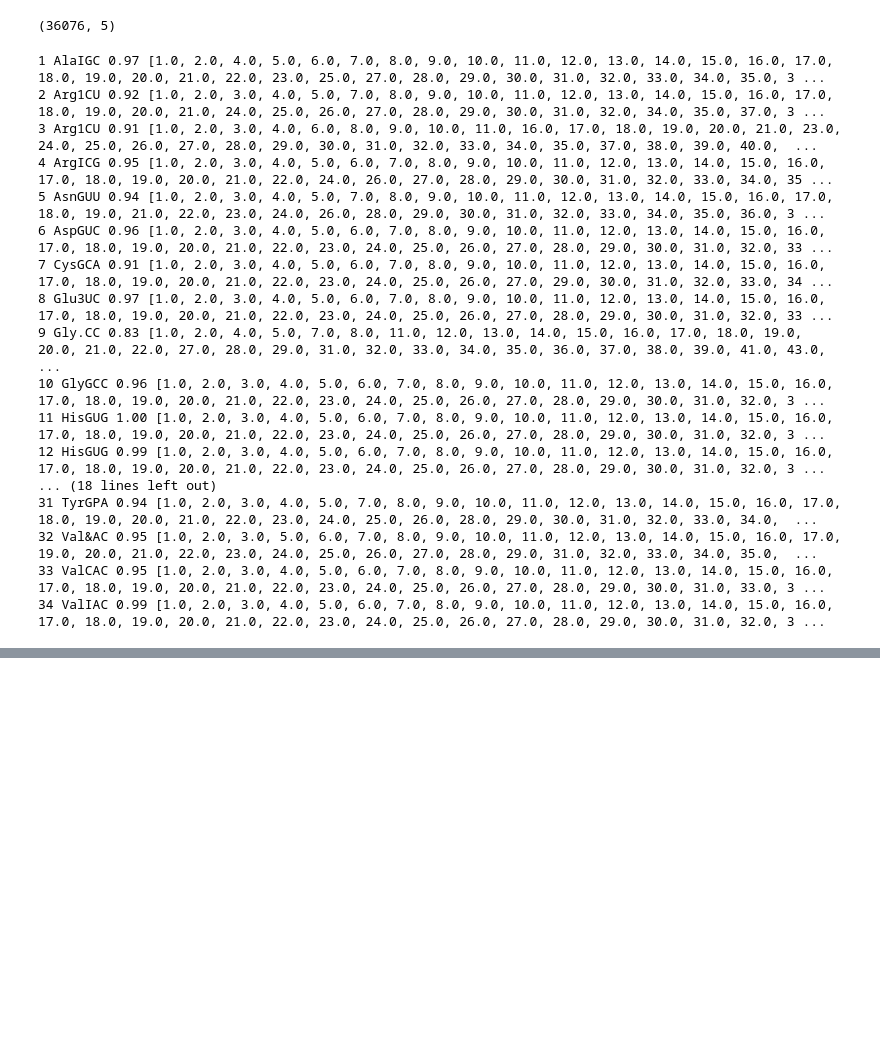
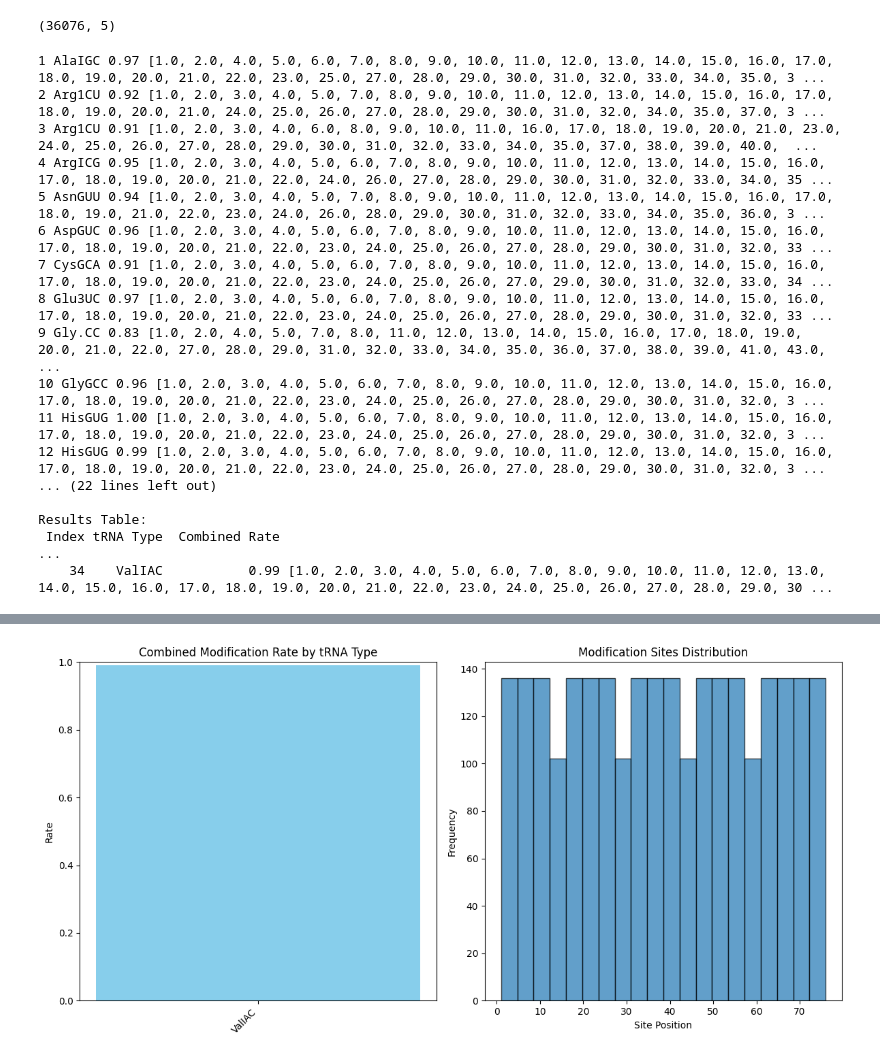
Before and after one commit to yiminchen1999/MLC-Seq, a Jupyter notebook: examples/trna_total_analysis.ipynb, the cells around one changed output, grey strips where cells are left out. Drawn from its saved outputs; the diff is of its cells as text; code cells hidden in the pictures; blank space fills up the shorter version.

```diff
--- a/examples/trna_total_analysis.ipynb
+++ b/examples/trna_total_analysis.ipynb
@@ -297,6 +297,23 @@ for idx, row in df_lib.iterrows():
     ladder_hits_rate = [h/len(data_row) for h in ladder_hits]
     pie_rates = [[1-r, r] for r in ladder_hits_rate]
     print(idx+1, tRNA_type, f"{combined_rate:.2f}", combined_sites)
+    results = []
+    results.append({
+        'Index': idx+1,
+        'tRNA Type': tRNA_type,
+        'Combined Rate': float(f"{combined_rate:.2f}"),
+        'Combined Sites': combined_sites
+    })
+    # Create DataFrame from results
+    df = pd.DataFrame(results)
+
+
+# Create DataFrame from results
+df = pd.DataFrame(results)
+
+# Display table
+print("\nResults Table:")
+print(df.to_string(index=False))
 # %% [output]
 1 AlaIGC 0.97 [1.0, 2.0, 4.0, 5.0, 6.0, 7.0, 8.0, 9.0, 10.0, 11.0, 12.0, 13.0, 14.0, 15.0, 16.0, 17.0, 18.0, 19.0, 20.0, 21.0, 22.0, 23.0, 25.0, 27.0, 28.0, 29.0, 30.0, 31.0, 32.0, 33.0, 34.0, 35.0, 3 ...
 2 Arg1CU 0.92 [1.0, 2.0, 3.0, 4.0, 5.0, 7.0, 8.0, 9.0, 10.0, 11.0, 12.0, 13.0, 14.0, 15.0, 16.0, 17.0, 18.0, 19.0, 20.0, 21.0, 24.0, 25.0, 26.0, 27.0, 28.0, 29.0, 30.0, 31.0, 32.0, 34.0, 35.0, 37.0, 3 ...
@@ -310,8 +327,60 @@ for idx, row in df_lib.iterrows():
 10 GlyGCC 0.96 [1.0, 2.0, 3.0, 4.0, 5.0, 6.0, 7.0, 8.0, 9.0, 10.0, 11.0, 12.0, 13.0, 14.0, 15.0, 16.0, 17.0, 18.0, 19.0, 20.0, 21.0, 22.0, 23.0, 24.0, 25.0, 26.0, 27.0, 28.0, 29.0, 30.0, 31.0, 32.0, 3 ...
 11 HisGUG 1.00 [1.0, 2.0, 3.0, 4.0, 5.0, 6.0, 7.0, 8.0, 9.0, 10.0, 11.0, 12.0, 13.0, 14.0, 15.0, 16.0, 17.0, 18.0, 19.0, 20.0, 21.0, 22.0, 23.0, 24.0, 25.0, 26.0, 27.0, 28.0, 29.0, 30.0, 31.0, 32.0, 3 ...
 12 HisGUG 0.99 [1.0, 2.0, 3.0, 4.0, 5.0, 6.0, 7.0, 8.0, 9.0, 10.0, 11.0, 12.0, 13.0, 14.0, 15.0, 16.0, 17.0, 18.0, 19.0, 20.0, 21.0, 22.0, 23.0, 24.0, 25.0, 26.0, 27.0, 28.0, 29.0, 30.0, 31.0, 32.0, 3 ...
-... (18 lines left out)
-31 TyrGPA 0.94 [1.0, 2.0, 3.0, 4.0, 5.0, 7.0, 8.0, 9.0, 10.0, 11.0, 12.0, 13.0, 14.0, 15.0, 16.0, 17.0, 18.0, 19.0, 20.0, 21.0, 22.0, 23.0, 24.0, 25.0, 26.0, 28.0, 29.0, 30.0, 31.0, 32.0, 33.0, 34.0,  ...
-32 Val&AC 0.95 [1.0, 2.0, 3.0, 5.0, 6.0, 7.0, 8.0, 9.0, 10.0, 11.0, 12.0, 13.0, 14.0, 15.0, 16.0, 17.0, 19.0, 20.0, 21.0, 22.0, 23.0, 24.0, 25.0, 26.0, 27.0, 28.0, 29.0, 31.0, 32.0, 33.0, 34.0, 35.0,  ...
-33 ValCAC 0.95 [1.0, 2.0, 3.0, 4.0, 5.0, 6.0, 7.0, 8.0, 9.0, 10.0, 11.0, 12.0, 13.0, 14.0, 15.0, 16.0, 17.0, 18.0, 19.0, 20.0, 21.0, 22.0, 23.0, 24.0, 25.0, 26.0, 27.0, 28.0, 29.0, 30.0, 31.0, 33.0, 3 ...
-34 ValIAC 0.99 [1.0, 2.0, 3.0, 4.0, 5.0, 6.0, 7.0, 8.0, 9.0, 10.0, 11.0, 12.0, 13.0, 14.0, 15.0, 16.0, 17.0, 18.0, 19.0, 20.0, 21.0, 22.0, 23.0, 24.0, 25.0, 26.0, 27.0, 28.0, 29.0, 30.0, 31.0, 32.0, 3 ...
+... (22 lines left out)
+
+Results Table:
+ Index tRNA Type  Combined Rate                                                                                                                                                                          ...
+    34    ValIAC           0.99 [1.0, 2.0, 3.0, 4.0, 5.0, 6.0, 7.0, 8.0, 9.0, 10.0, 11.0, 12.0, 13.0, 14.0, 15.0, 16.0, 17.0, 18.0, 19.0, 20.0, 21.0, 22.0, 23.0, 24.0, 25.0, 26.0, 27.0, 28.0, 29.0, 30 ...
+# %%
+from io import StringIO
+import pandas as pd
+import matplotlib.pyplot as plt
+results = []
+
+df_lib = load_tRNA_library()
+for idx, row in df_lib.iterrows():
+    # Your existing processing code...
+    # [Keep all your existing processing code here]
+
+    # Store results for each iteration
+    results.append({
+        'Index': idx+1,
+        'tRNA Type': tRNA_type,
+        'Combined Rate': float(f"{combined_rate:.2f}"),
+        'Combined Sites': combined_sites
+    })
+
+# Create DataFrame from results
+df = pd.DataFrame(results)
+
+# Display table
+print("\nResults Table:")
+print(df.to_string(index=False))
+
+# Plotting
+plt.figure(figsize=(12, 6))
+
+# 1. Combined Rate Bar Plot
+plt.subplot(1, 2, 1)
+plt.bar(df['tRNA Type'], df['Combined Rate'], color='skyblue')
+plt.title('Combined Modification Rate by tRNA Type')
+plt.ylabel('Rate')
+plt.xticks(rotation=45, ha='right')
+plt.ylim(0, 1)
+
+# 2. Combined Sites Distribution
+plt.subplot(1, 2, 2)
+all_sites = [site for sublist in df['Combined Sites'] for site in sublist]
+plt.hist(all_sites, bins=20, edgecolor='black', alpha=0.7)
+plt.title('Modification Sites Distribution')
+plt.xlabel('Site Position')
+plt.ylabel('Frequency')
+
+plt.tight_layout()
+plt.show()
+
+# 3. Print formatted table
+print("\nFormatted Table:")
+print(df[['Index', 'tRNA Type', 'Combined Rate']].to_string(index=False))
+# %% [output]
@@ -317,0 +404 @@ for idx, row in df_lib.iterrows():
+[figure, added]
```
Also changed, not shown: parts of 8 cells of this notebook.
